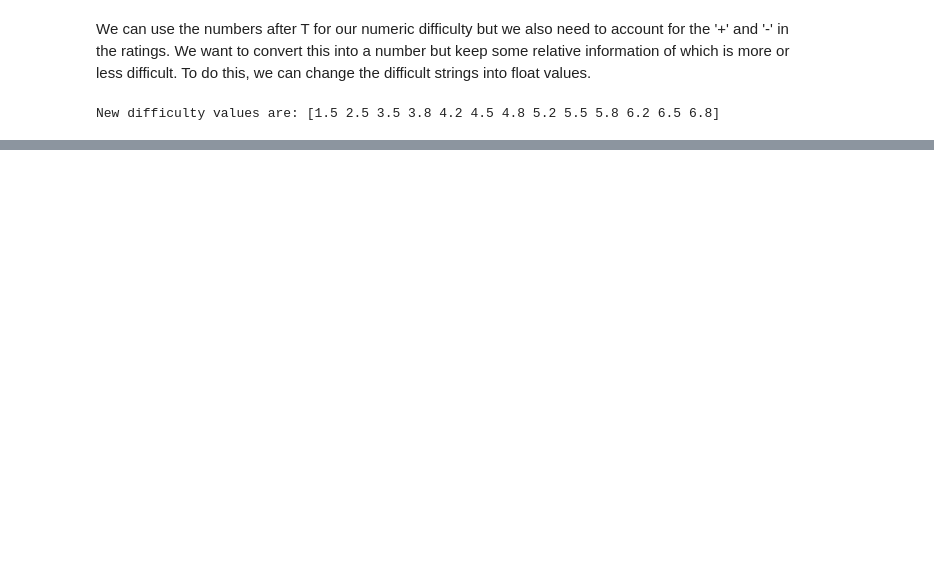
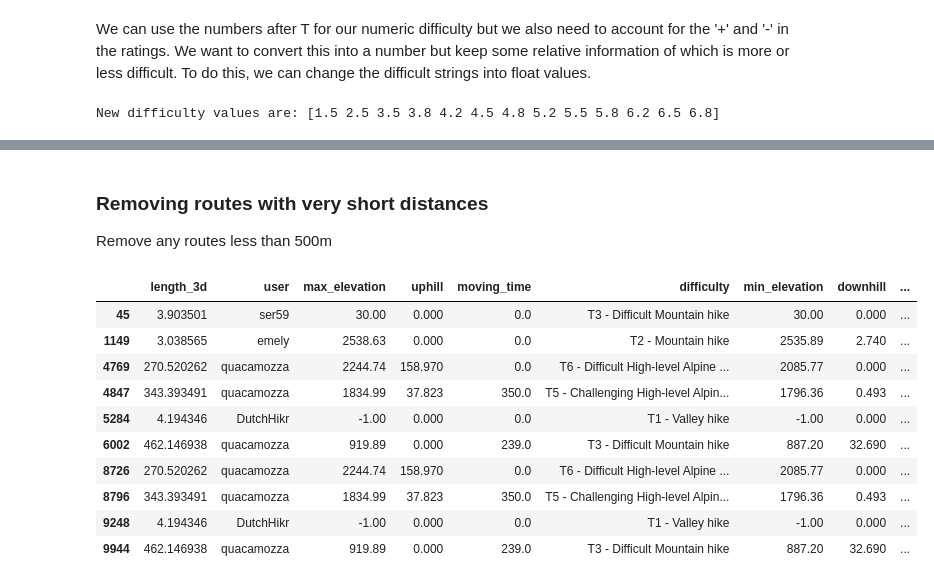
Before and after one commit to EmmaKLofthouse/hiking-trails, a Jupyter notebook: predict_time.ipynb, the cells around one changed output, grey strips where cells are left out. Cells and saved outputs as stored; diff of their text form; code cells hidden in the pictures; blank space fills up the shorter version.

```diff
--- a/predict_time.ipynb
+++ b/predict_time.ipynb
@@ -131,0 +209,17 @@ There are some suspicious values here. For example, a length of 0 metres or nega
+# %% [markdown]
+### Removing routes with very short distances
+Remove any routes less than 500m
+# %%
+df[df["length_3d"] < 500]
+# %% [output]
+|  | length_3d | user | max_elevation | uphill | moving_time | difficulty | min_elevation | downhill | ... |
+| 45 | 3.903501 | ser59 | 30.00 | 0.000 | 0.0 | T3 - Difficult Mountain hike | 30.00 | 0.000 | ... |
+| 1149 | 3.038565 | emely | 2538.63 | 0.000 | 0.0 | T2 - Mountain hike | 2535.89 | 2.740 | ... |
+| 4769 | 270.520262 | quacamozza | 2244.74 | 158.970 | 0.0 | T6 - Difficult High-level Alpine ... | 2085.77 | 0.000 | ... |
+| 4847 | 343.393491 | quacamozza | 1834.99 | 37.823 | 350.0 | T5 - Challenging High-level Alpin... | 1796.36 | 0.493 | ... |
+| 5284 | 4.194346 | DutchHikr | -1.00 | 0.000 | 0.0 | T1 - Valley hike | -1.00 | 0.000 | ... |
+| 6002 | 462.146938 | quacamozza | 919.89 | 0.000 | 239.0 | T3 - Difficult Mountain hike | 887.20 | 32.690 | ... |
+| 8726 | 270.520262 | quacamozza | 2244.74 | 158.970 | 0.0 | T6 - Difficult High-level Alpine ... | 2085.77 | 0.000 | ... |
+| 8796 | 343.393491 | quacamozza | 1834.99 | 37.823 | 350.0 | T5 - Challenging High-level Alpin... | 1796.36 | 0.493 | ... |
+| 9248 | 4.194346 | DutchHikr | -1.00 | 0.000 | 0.0 | T1 - Valley hike | -1.00 | 0.000 | ... |
+| 9944 | 462.146938 | quacamozza | 919.89 | 0.000 | 239.0 | T3 - Difficult Mountain hike | 887.20 | 32.690 | ... |
```
Also changed, not shown: parts of 31 cells of this notebook.
